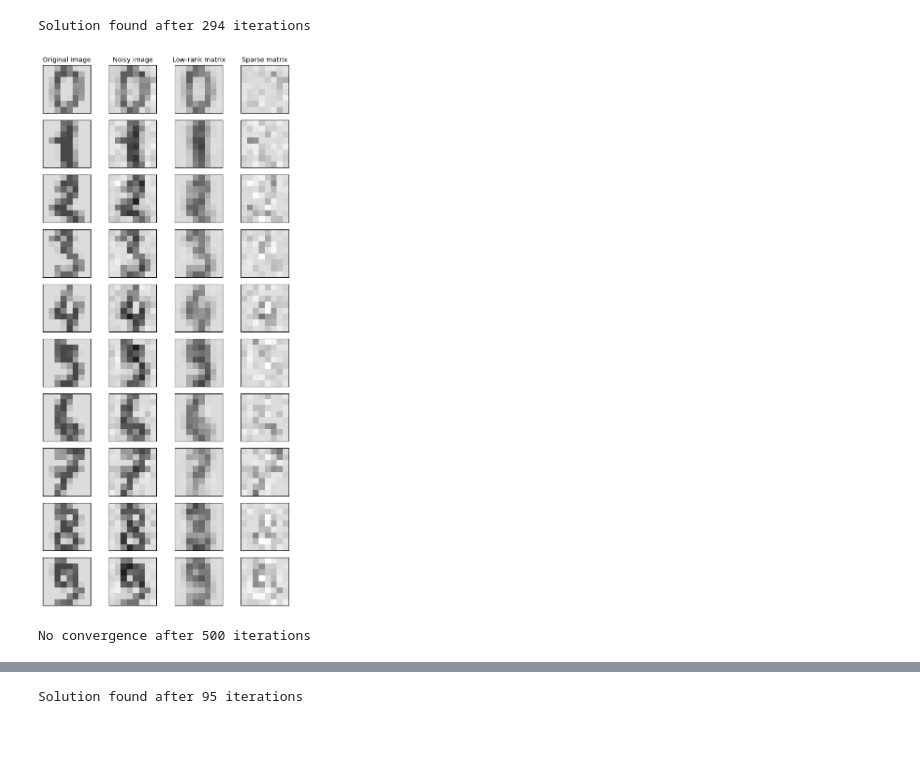
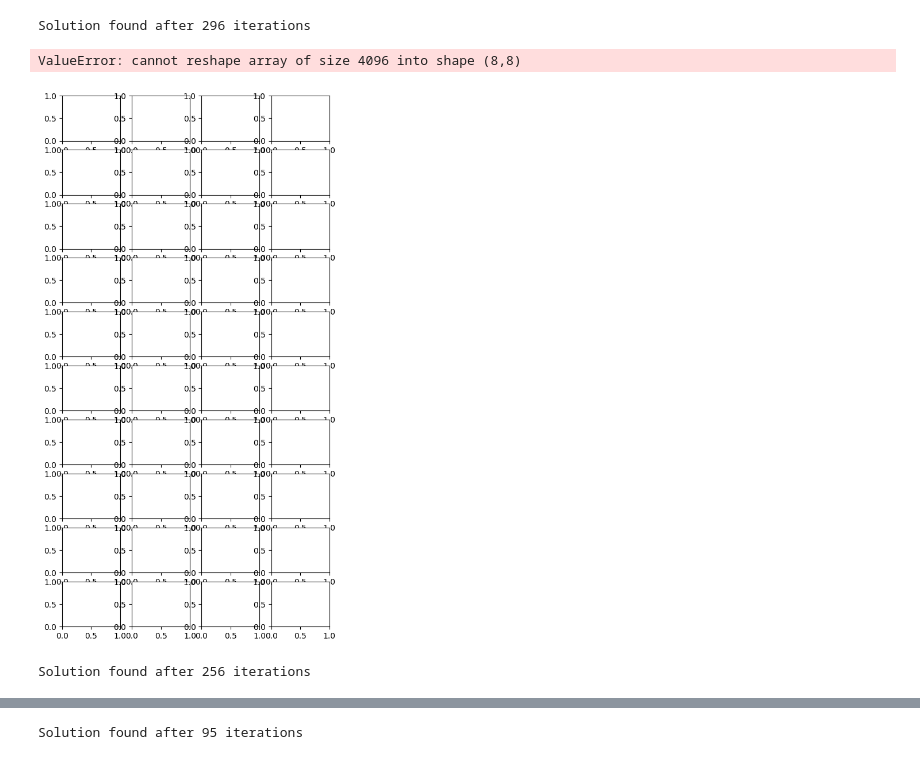
Before and after one commit to martinbog19/robust_pca, a Jupyter notebook: rpca_notebook.ipynb, the cells around one changed output, grey strips where cells are left out. Saved outputs shown, nothing was run; the diff lists cells and outputs as text; code cells hidden in the pictures.

Commit message:
cancer dataset rpca commit

```diff
--- a/rpca_notebook.ipynb
+++ b/rpca_notebook.ipynb
@@ -33,16 +34,14 @@ def add_salt_pepper_noise(matrix, prob = 0.1):
 
 # Create shrink function
 def shrink(X, tau):
-    Y = np.abs(X) - tau
-    return np.sign(X) * np.maximum(Y, np.zeros_like(Y))
+    return np.sign(X) * np.maximum((np.abs(X) - tau), np.zeros(X.shape))
 
 # Create SVT function
 def SVT(X, tau):
     U, S, VT = np.linalg.svd(X, full_matrices = 0)
-    out = U @ np.diag((shrink(S, tau))) @ VT
-    return out
+    return np.dot(U, np.dot(np.diag(shrink(S, tau)), VT))
 
-def RPCA(X, imax = 1000, fthres = 1e-7, verbose = False):
+def RPCA__(X, imax = 1000, fthres = 1e-7, verbose = False):
 
     m, n = X.shape # Store matrix dimensions
     mu = m*n / (4*np.sum(np.abs(X.reshape(-1)))) # Calculate mu
@@ -54,19 +53,27 @@ def RPCA(X, imax = 1000, fthres = 1e-7, verbose = False):
     Y = np.zeros_like(X)
     L = np.zeros_like(X)
 
+    err = np.inf
     count = 0
     # Continue iterating while X ≈ L + S is below threshold or maximum number of iterations has been reached
-    while (np.linalg.norm(X-L-S) > thres) & (count < imax) :
+    while (err > thres) and (count < imax) :
 
-        if verbose:
-            clear_output(wait = True)
-            print(f'{round(thres/np.linalg.norm(X-L-S), 3)}% ...   ({count}/{imax})')
 
         # Update L, S & Y
-        L = SVT(X - S + 1/mu*Y, 1/mu)
-        S = shrink(X - L + 1/mu*Y, lambd/mu)
+        L = SVT(X - S + 1/mu * Y, 1/mu)
+        S = shrink(X - L + 1/mu * Y, lambd/mu)
         Y = Y + mu * (X - L - S)
-        count = count + 1
+
+        if verbose and count % 5 == 0 :
+            clear_output(wait = True)
+            prog = thres/err
+            bar = '|' + round(20*prog)*'/' + (20 - round(20*prog)) * '_' + '|'
+            print(f'... {round(prog, 3)} ---> 1.0 ... {bar} ... ({count}/{imax}) ...')
+
+        # Update count and error
+        count += 1
+        err = np.linalg.norm(X - L - S, ord = 'fro')
+
 
     # Print number of iterations required
     if verbose:
@@ -110,34 +117,35 @@ plt.show()
 # Perform robust PCA on the digits-matrix
 L, S = RPCA(nX, imax = 1000, verbose = True)
 # %% [output]
-Solution found after 294 iterations
+Solution found after 296 iterations
 # %%
 # For each of the first 10 digits of the dataset: plot X, nX, L & S
 fig, axs = plt.subplots(10, 4, figsize = (6, 12))
 cmap = 'Greys'
 
 for k in range(10):
-
+    sleep(1)
     axs[k,0].imshow(X[k].reshape(8,8), cmap = cmap, vmin = np.min(nX), vmax = np.max(nX))
     axs[k,1].imshow(nX[k].reshape(8,8), cmap = cmap, vmin = np.min(nX), vmax = np.max(nX))
     axs[k,2].imshow(L[k].reshape(8,8), cmap = cmap, vmin = np.min(nX), vmax = np.max(nX))
     im = axs[k,3].imshow(S[k].reshape(8,8), cmap = cmap, vmin = np.min(nX), vmax = np.max(nX))
 
     for i in range(4):
         axs[k,i].set_xticks([])
         axs[k,i].set_yticks([])
 
     if k == 0:
         axs[k,0].set_title('Original image', size = 10)
         axs[k,1].set_title('Noisy image', size = 10)
         axs[k,2].set_title('Low-rank matrix', size = 10)
         axs[k,3].set_title('Sparse matrix', size = 10)
 
 plt.tight_layout()
-plt.savefig('Figures/RPCA_digits_greycmap.jpeg', dpi = 400)
+#plt.savefig('Figures/RPCA_digits_greycmap.jpeg', dpi = 400)
 plt.show()
 # %% [output]
+ValueError: cannot reshape array of size 4096 into shape (8,8)
-[figure, old version]
+[figure, new version]
 # %%
 # Load sklearn faces dataset, X
 X = fetch_olivetti_faces().data
@@ -145,9 +153,9 @@ X = fetch_olivetti_faces().data
 nX, n = add_salt_pepper_noise(X, prob = 0.15)
 # %%
 # Perform RPCA on matrix X
-L, S = RPCA(nX, imax = 500, fthres = 1e-7, verbose = True)
+L, S = RPCA(nX, imax = 1000, fthres = 1e-7, verbose = True)
 # %% [output]
-No convergence after 500 iterations
+Solution found after 256 iterations
 # %%
 # For 10 random images in the dataset: plot X, nX, L & S
 fig, axs = plt.subplots(10, 4, figsize = (6, 12))
```
Also changed, not shown: parts of 9 cells of this notebook, 3 other files.
